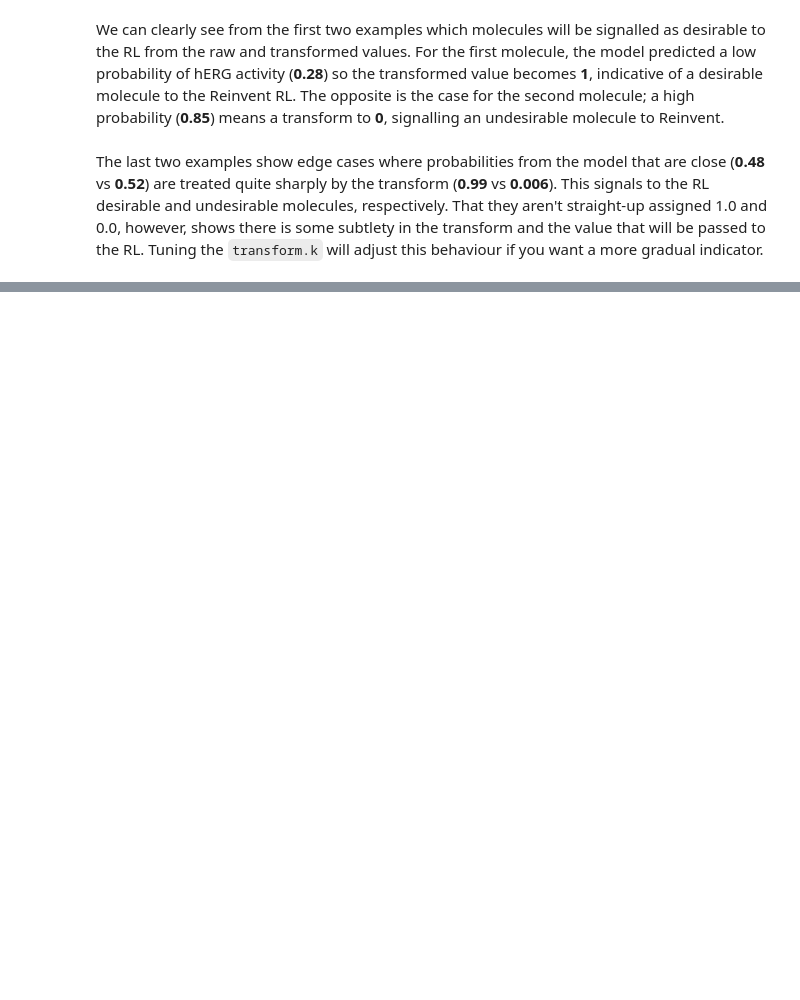
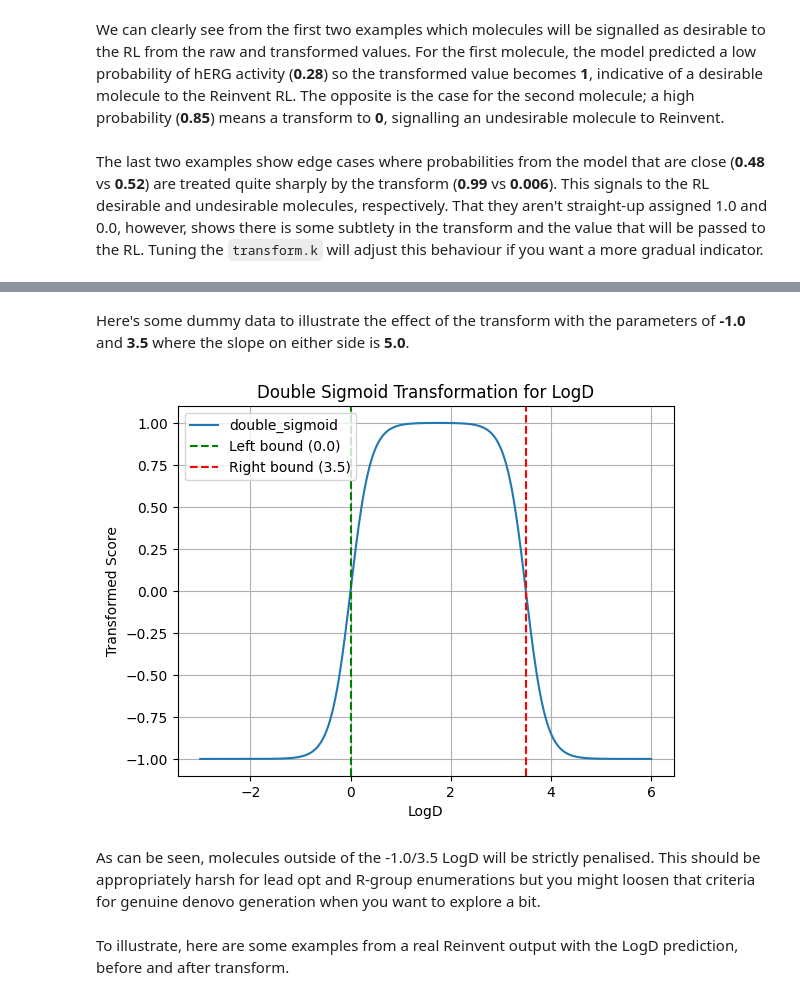
Before and after one commit to coreytaylorcompchem/comp_chem, a Jupyter notebook: generation/2025-08-29_tuning_reinvent.ipynb, the cells around one changed output, grey strips where cells are left out. Cells and saved outputs as stored; diff of their text form; code cells hidden in the pictures; blank space fills up the shorter version.

Commit message:
tuning reinvent

```diff
--- a/generation/2025-08-29_tuning_reinvent.ipynb
+++ b/generation/2025-08-29_tuning_reinvent.ipynb
@@ -157,0 +191,26 @@ The last two examples show edge cases where probabilities from the model that ar
+# %% [markdown]
+Here's some dummy data to illustrate the effect of the transform with the parameters of **-1.0** and **3.5** where the slope on either side is **5.0**.
+# %%
+def double_sigmoid(x, low=-1.0, high=1.0, left_x=0.0, left_k=1.0, right_x=3.5, right_k=1.0):
+    left = 1 / (1 + np.exp(-left_k * (x - left_x)))
+    right = 1 / (1 + np.exp(right_k * (x - right_x)))
+    return low + (high - low) * left * right
+
+x_vals = np.linspace(-3, 6, 300)
+y_vals = double_sigmoid(x_vals, left_x=0.0, left_k=5.0, right_x=3.5, right_k=5.0)
+
+plt.plot(x_vals, y_vals, label="double_sigmoid")
+plt.axvline(0.0, color='green', linestyle='--', label='Left bound (0.0)')
+plt.axvline(3.5, color='red', linestyle='--', label='Right bound (3.5)')
+plt.xlabel("LogD")
+plt.ylabel("Transformed Score")
+plt.title("Double Sigmoid Transformation for LogD")
+plt.legend()
+plt.grid(True)
+plt.show()
+# %% [output]
+[figure, added]
+# %% [markdown]
+As can be seen, molecules outside of the -1.0/3.5 LogD will be strictly penalised. This should be appropriately harsh for lead opt and R-group enumerations but you might loosen that criteria for genuine denovo generation when you want to explore a bit.
+# %% [markdown]
+To illustrate, here are some examples from a real Reinvent output with the LogD prediction, before and after transform.
```
Also changed, not shown: parts of 15 cells of this notebook.
